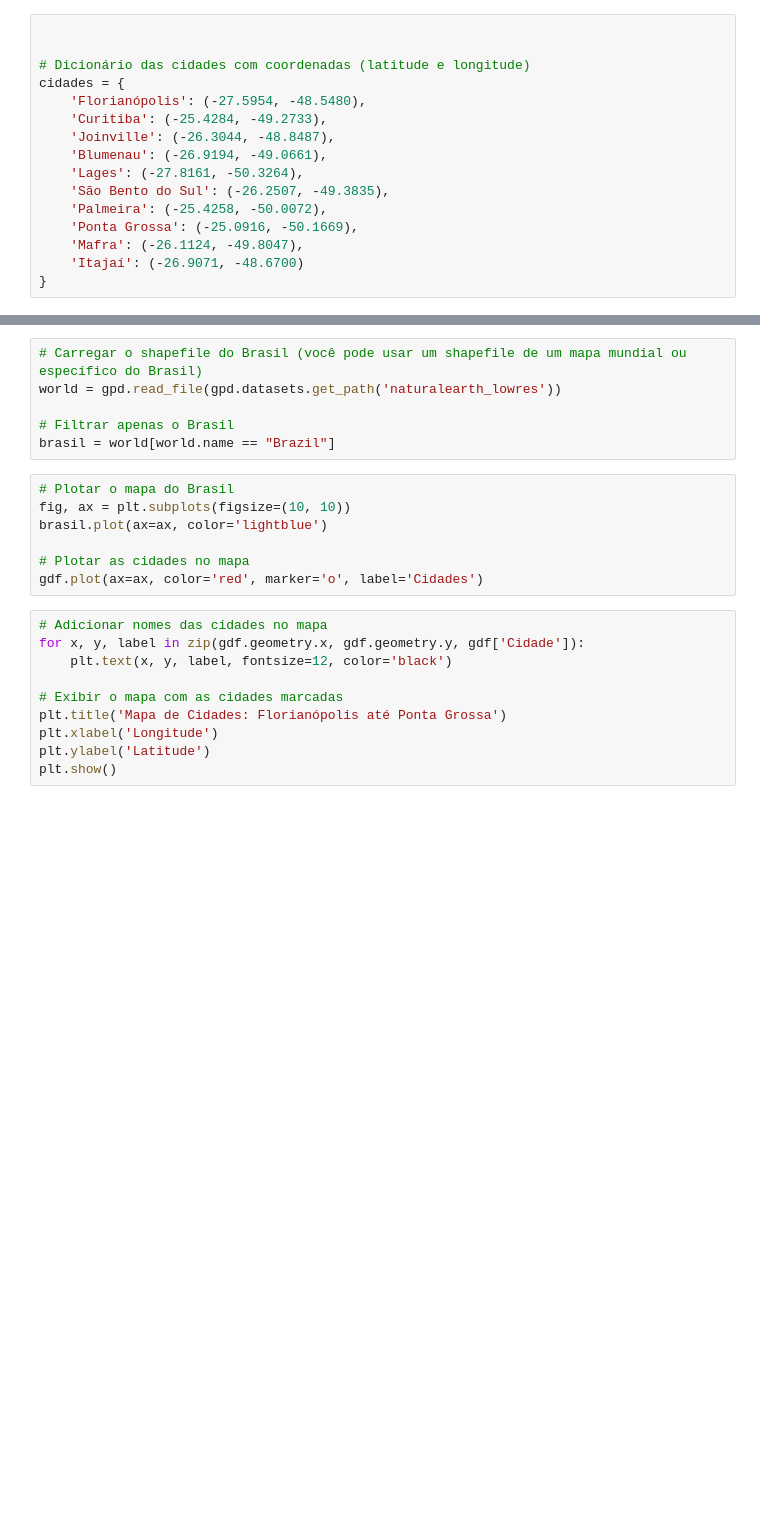
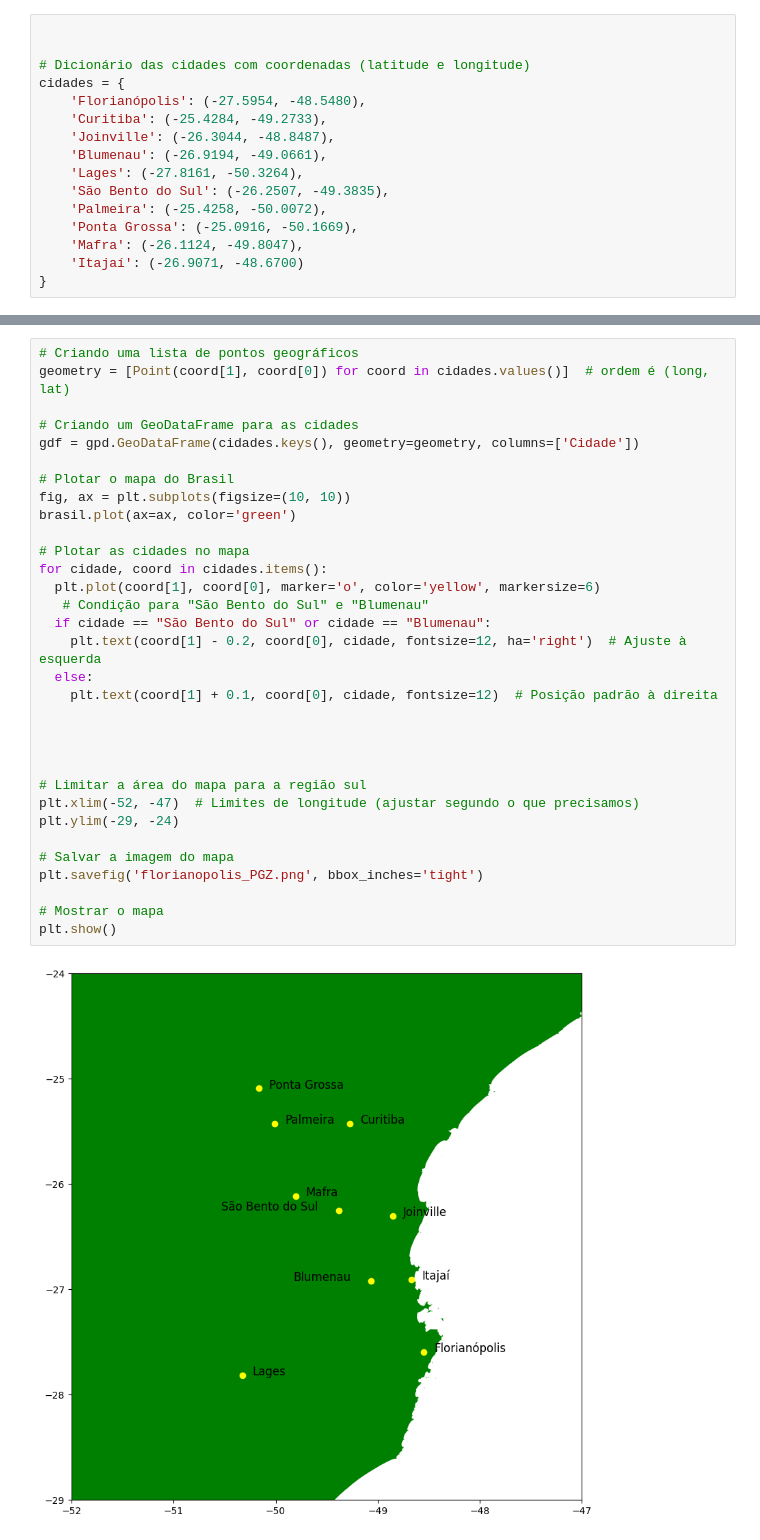
Before and after one commit to muxeres/Computa-oNatural, a Jupyter notebook: Somativa2.ipynb, the cells around one changed output, grey strips where cells are left out. Drawn from its saved outputs; the diff is of its cells as text; blank space fills up the shorter version.

```diff
--- a/Somativa2.ipynb
+++ b/Somativa2.ipynb
@@ -40,23 +104,34 @@ gdf = gpd.GeoDataFrame(cidades.keys(), geometry=geometry, columns=['Cidade'])
-# %%
-# Carregar o shapefile do Brasil (você pode usar um shapefile de um mapa mundial ou específico do Brasil)
-world = gpd.read_file(gpd.datasets.get_path('naturalearth_lowres'))
-
-# Filtrar apenas o Brasil
-brasil = world[world.name == "Brazil"]
-# %%
-# Plotar o mapa do Brasil
-fig, ax = plt.subplots(figsize=(10, 10))
-brasil.plot(ax=ax, color='lightblue')
-
-# Plotar as cidades no mapa
-gdf.plot(ax=ax, color='red', marker='o', label='Cidades')
-# %%
-# Adicionar nomes das cidades no mapa
-for x, y, label in zip(gdf.geometry.x, gdf.geometry.y, gdf['Cidade']):
-    plt.text(x, y, label, fontsize=12, color='black')
-
-# Exibir o mapa com as cidades marcadas
-plt.title('Mapa de Cidades: Florianópolis até Ponta Grossa')
-plt.xlabel('Longitude')
-plt.ylabel('Latitude')
-plt.show()
+# %%
+# Criando uma lista de pontos geográficos
+geometry = [Point(coord[1], coord[0]) for coord in cidades.values()]  # ordem é (long, lat)
+
+# Criando um GeoDataFrame para as cidades
+gdf = gpd.GeoDataFrame(cidades.keys(), geometry=geometry, columns=['Cidade'])
+
+# Plotar o mapa do Brasil
+fig, ax = plt.subplots(figsize=(10, 10))
+brasil.plot(ax=ax, color='green')
+
+# Plotar as cidades no mapa
+for cidade, coord in cidades.items():
+  plt.plot(coord[1], coord[0], marker='o', color='yellow', markersize=6)
+   # Condição para "São Bento do Sul" e "Blumenau"
+  if cidade == "São Bento do Sul" or cidade == "Blumenau":
+    plt.text(coord[1] - 0.2, coord[0], cidade, fontsize=12, ha='right')  # Ajuste à esquerda
+  else:
+    plt.text(coord[1] + 0.1, coord[0], cidade, fontsize=12)  # Posição padrão à direita
+
+
+
+
+# Limitar a área do mapa para a região sul
+plt.xlim(-52, -47)  # Limites de longitude (ajustar segundo o que precisamos)
+plt.ylim(-29, -24)
+
+# Salvar a imagem do mapa
+plt.savefig('florianopolis_PGZ.png', bbox_inches='tight')
+
+# Mostrar o mapa
+plt.show()
+# %% [output]
+[figure, added]
```
Also changed, not shown: parts of 5 cells of this notebook.
